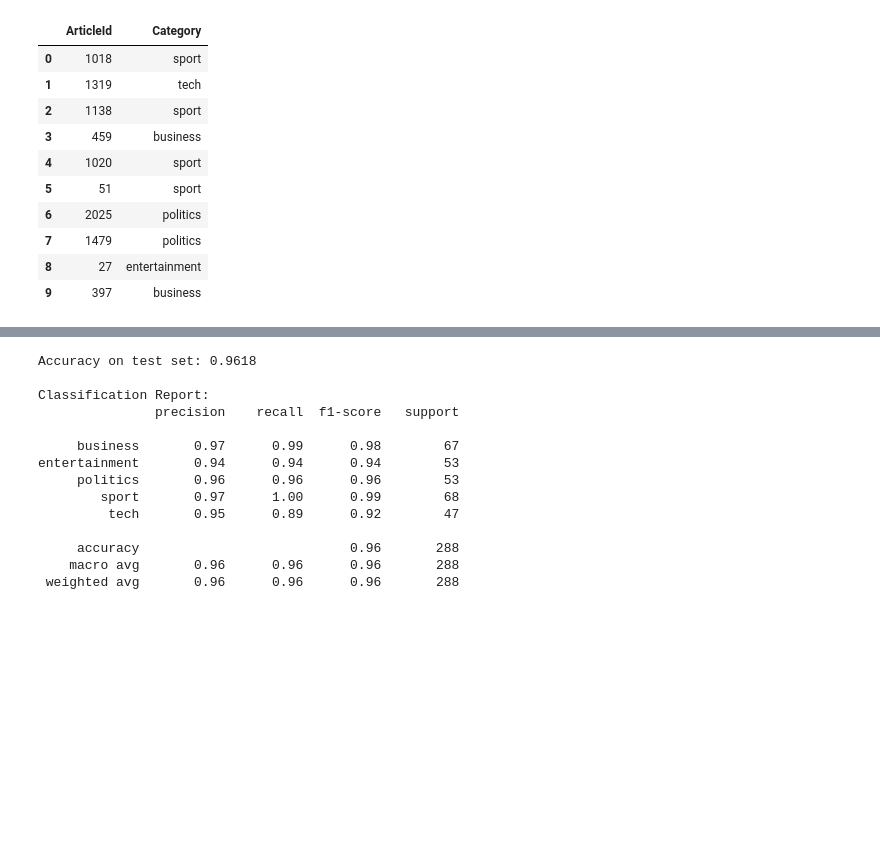
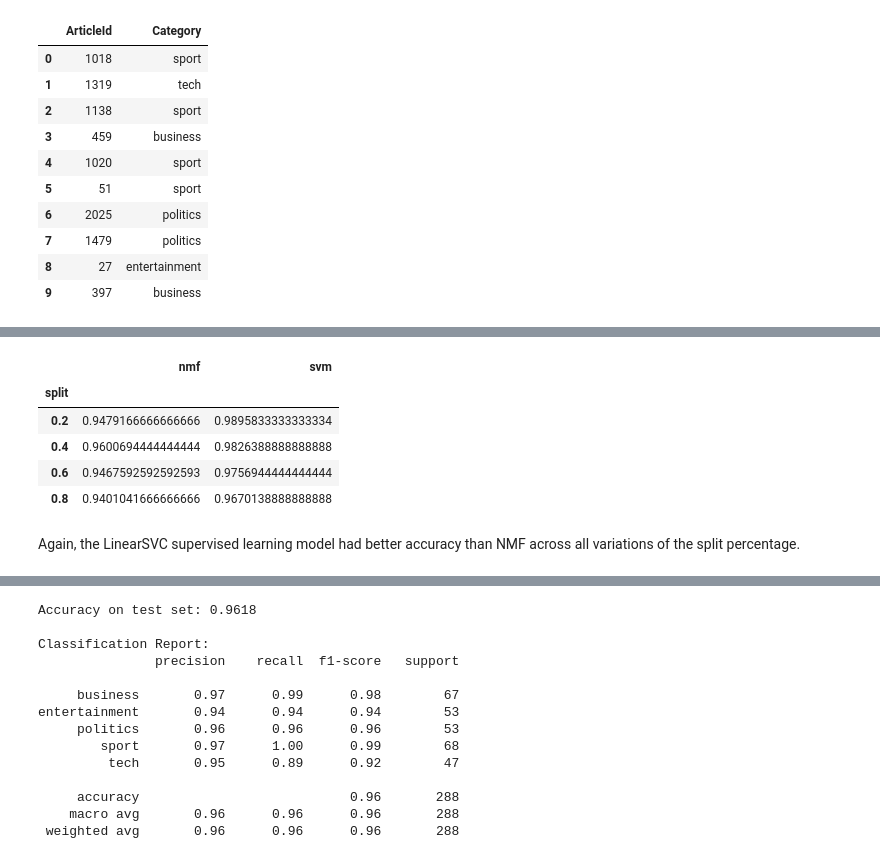
Before and after one commit to jfroggatt/BBC_News, a Jupyter notebook: bbc_news.ipynb, the cells around one changed output, grey strips where cells are left out. Cells and saved outputs as stored; diff of their text form; code cells hidden in the pictures; blank space fills up the shorter version.

```diff
--- a/bbc_news.ipynb
+++ b/bbc_news.ipynb
@@ -1079,11 +1063,19 @@ best_nmf_model = NMF(
 )
 
 # Create a pipeline with the best model
-best_nmf_pipeline = Pipeline([
+best_nmf_pipeline = (Pipeline([
     ('text_cleaner', best_text_cleaner),
     ('tfidf', best_tfidf_vectorizer),
     ('nmf', best_nmf_model)
-]).fit(X_train, y_train)
+]))
+
+# Perform a fit_transform on the training data
+y_hat_train = best_nmf_pipeline.fit_transform(X_train, y_train)
+y_pred_train = y_hat_train.argmax(axis=1)
+
+# Re-generate the category mapping, to make sure nothing has changed
+topic_to_category_idx, accuracy = label_permute_compare(y_train, y_pred_train, base_category_list)
+category_mapping = {i: base_category_list[idx] for i, idx in enumerate(topic_to_category_idx)}
 
 # Run the best pipeline/model on the test subset of the Train data
 y_hat = best_nmf_pipeline.transform(X_test)
@@ -1092,7 +1084,7 @@ y_pred_categories = [category_mapping[topic] for topic in y_pred]
 
 # Calculate accuracy
 test_accuracy = accuracy_score(y_test, y_pred_categories)
-print(f"Best Model Accuracy: {test_accuracy:.4f}")
+print(f"Best Model Accuracy on the test subset: {test_accuracy:.4f}")
 
 # Create confusion matrix
 cm = confusion_matrix(y_test, y_pred_categories)
@@ -1298,0 +1309,57 @@ except PermissionError:
+# %%
+# Split the Train data set into different size train and test sets to evaluate supervised model(s)
+splits = [0.2, 0.4, 0.6, 0.8]
+
+# DataFrame to store results
+split_results = pd.DataFrame(
+    {
+        'nmf': [0.0] * len(splits),
+        'svm': [0.0] * len(splits)
+    },
+    index=splits
+)
+split_results.index.name = 'split'
+
+# Iterate the test for each training set size
+for split in splits:
+    X_train_s, X_test_s, y_train_s, y_test_s = train_test_split(
+        bbcnews_train.Text,
+        bbcnews_train.Category,
+        test_size=split,
+        random_state=42,
+        # stratify=bbcnews_train.Category  # Maintain class distribution
+    )
+
+    # fit/predict for NMF
+    y_hat_train_s = best_nmf_pipeline.fit_transform(X_train_s, y_train_s)
+    y_pred_train_s = y_hat_train_s.argmax(axis=1)
+    labels_s = np.unique(y_train_s).tolist()
+    nmf_train_idx, nmf_train_accuracy = label_permute_compare(y_train_s, y_pred_train_s, labels_s)
+    category_mapping_s = {i: labels_s[idx] for i, idx in enumerate(nmf_train_idx)}
+
+    # Run on the test subset data for NMF
+    y_hat_s = best_nmf_pipeline.transform(X_test_s)
+    y_pred_s = y_hat_s.argmax(axis=1)
+    y_pred_categories = [category_mapping_s[topic] for topic in y_pred_s]
+    nmf_test_accuracy = accuracy_score(y_test_s, y_pred_categories)
+
+    # Save results
+    split_results.at[split, 'nmf'] = accuracy_score(y_test_s, y_pred_categories)
+
+    # fit/predit for SVM
+    best_svm_pipeline.fit(X_train_s, y_train_s)
+
+    # Run on the test subset data for SVM
+    y_pred_s = best_svm_pipeline.predict(X_test_s)
+    split_results.at[split, 'svm'] = accuracy_score(y_test_s, y_pred_s)
+
+split_results
+# %% [output]
+|  | nmf | svm |
+| split |  |  |
+| 0.2 | 0.9479166666666666 | 0.9895833333333334 |
+| 0.4 | 0.9600694444444444 | 0.9826388888888888 |
+| 0.6 | 0.9467592592592593 | 0.9756944444444444 |
+| 0.8 | 0.9401041666666666 | 0.9670138888888888 |
+# %% [markdown]
+Again, the LinearSVC supervised learning model had better accuracy than NMF across all variations of the split percentage.
```
Also changed, not shown: parts of 23 cells of this notebook.
